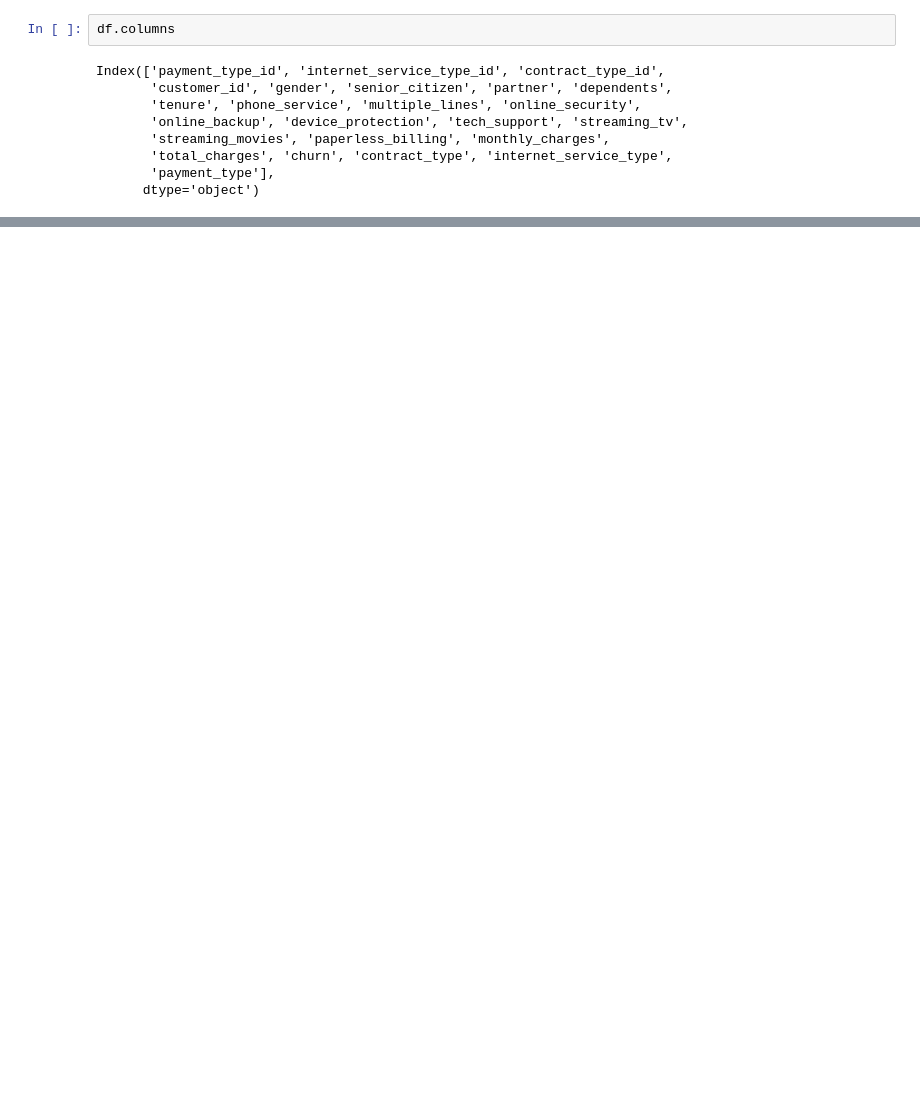
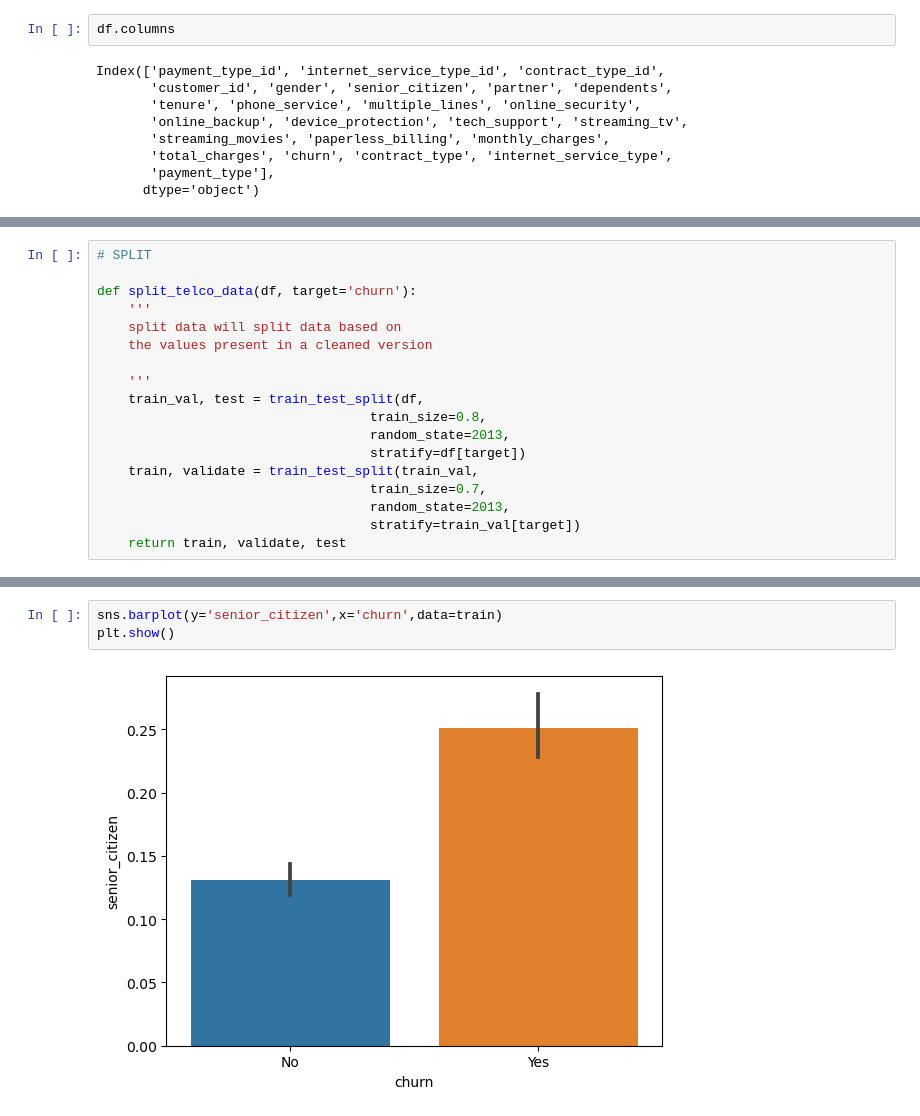
Before and after one commit to RichardAlcabes22/classification-project, a Jupyter notebook: project_exploration.ipynb, the cells around one changed output, grey strips where cells are left out. Drawn from its saved outputs; the diff is of its cells as text; blank space fills up the shorter version.

```diff
--- a/project_exploration.ipynb
+++ b/project_exploration.ipynb
@@ -93,0 +382,18 @@ Name: payment_type, dtype: float64
+# %%
+# SPLIT
+
+def split_telco_data(df, target='churn'):
+    '''
+    split data will split data based on
+    the values present in a cleaned version
+
+    '''
+    train_val, test = train_test_split(df,
+                                   train_size=0.8,
+                                   random_state=2013,
+                                   stratify=df[target])
+    train, validate = train_test_split(train_val,
+                                   train_size=0.7,
+                                   random_state=2013,
+                                   stratify=train_val[target])
+    return train, validate, test
@@ -93,0 +519,5 @@ Name: payment_type, dtype: float64
+# %%
+sns.barplot(y='senior_citizen',x='churn',data=train)
+plt.show()
+# %% [output]
+[figure, added]
```
Also changed, not shown: parts of 59 cells of this notebook, 1 other file.
